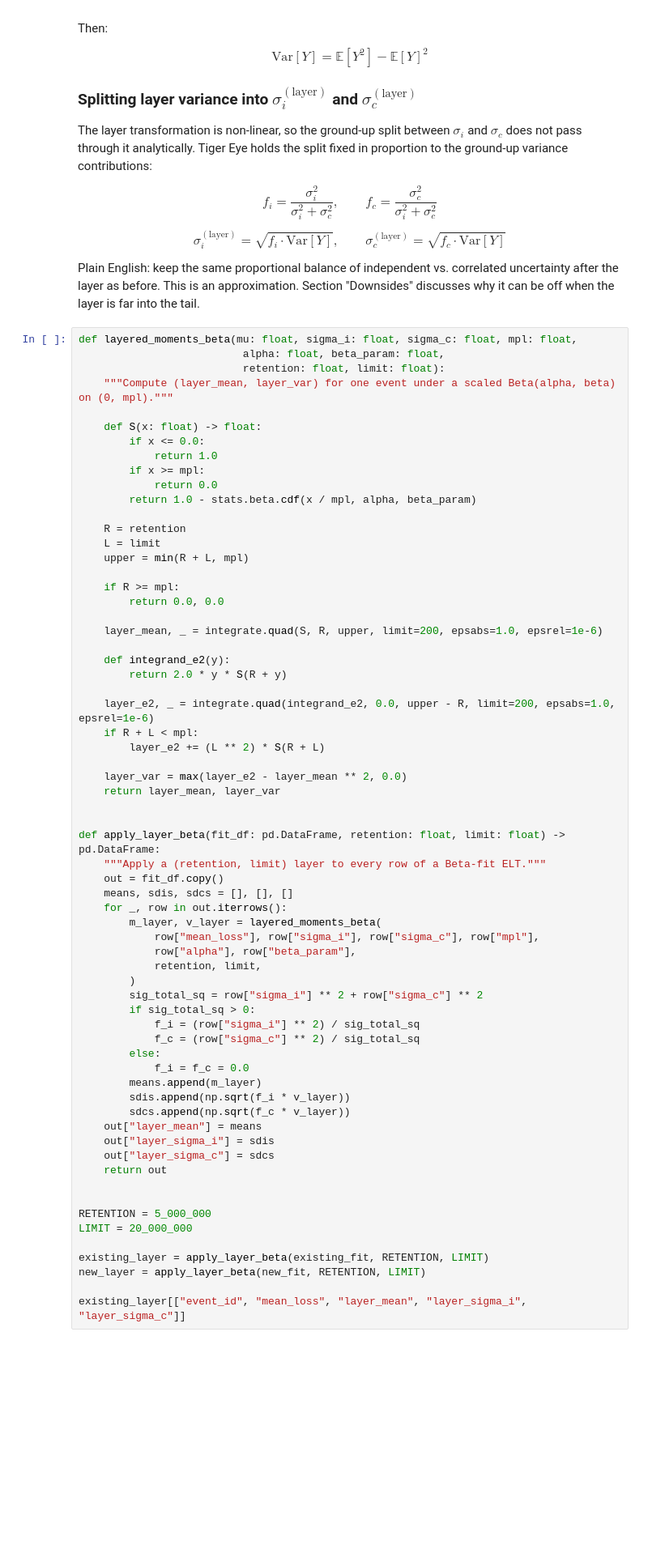
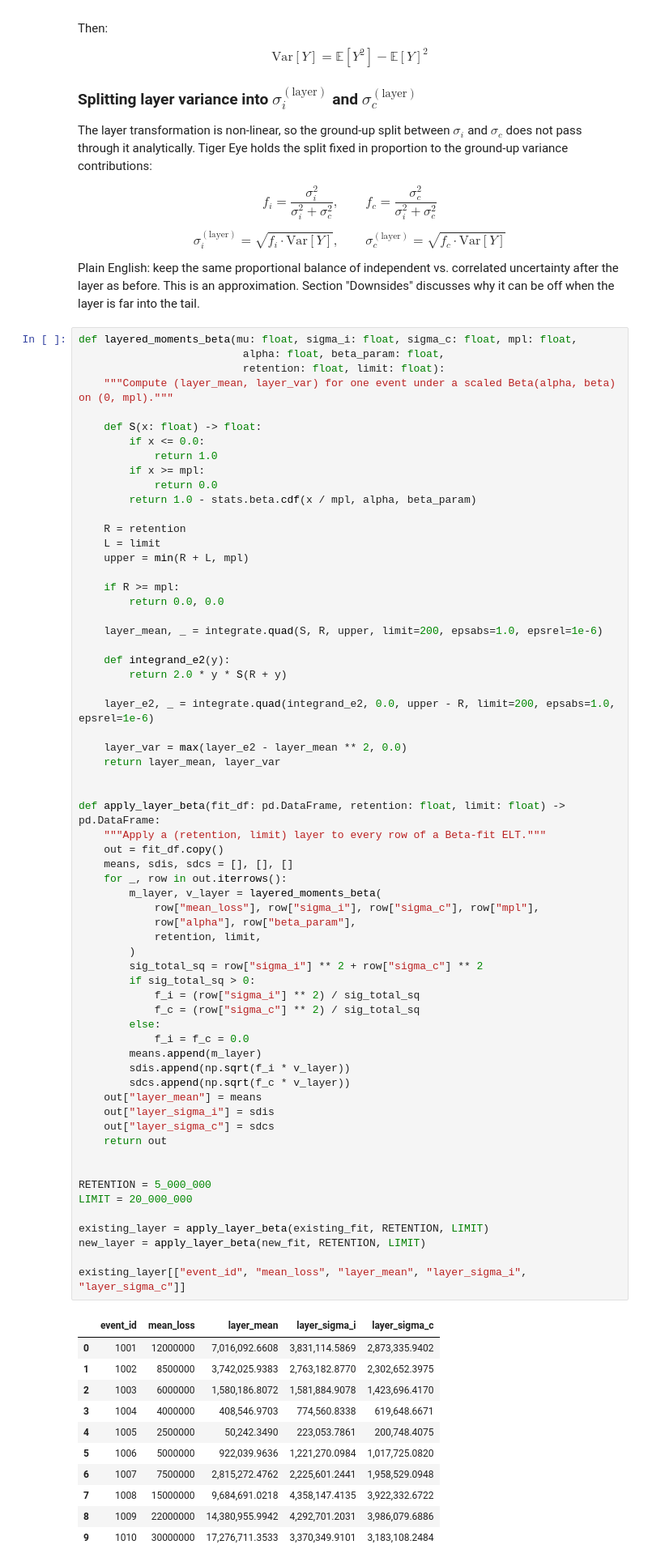
Before and after one commit to olumideodetunde/specific-insurance-implementation, a Jupyter notebook: rms_output_layer_and_portfolio_aggregation_beta.ipynb, the cells around one changed output. Shown at 81% size. Saved outputs shown, nothing was run; the diff lists cells and outputs as text; blank space fills up the shorter version.

Commit message:
emoved the extra L^2 * S(R+L) term from apply_layer_beta

```diff
--- a/rms_output_layer_and_portfolio_aggregation_beta.ipynb
+++ b/rms_output_layer_and_portfolio_aggregation_beta.ipynb
@@ -175,8 +223,6 @@ def layered_moments_beta(mu: float, sigma_i: float, sigma_c: float, mpl: float,
         return 2.0 * y * S(R + y)
 
     layer_e2, _ = integrate.quad(integrand_e2, 0.0, upper - R, limit=200, epsabs=1.0, epsrel=1e-6)
-    if R + L < mpl:
-        layer_e2 += (L ** 2) * S(R + L)
 
     layer_var = max(layer_e2 - layer_mean ** 2, 0.0)
     return layer_mean, layer_var
@@ -187,32 +233,44 @@ def apply_layer_beta(fit_df: pd.DataFrame, retention: float, limit: float) -> pd
     out = fit_df.copy()
     means, sdis, sdcs = [], [], []
     for _, row in out.iterrows():
         m_layer, v_layer = layered_moments_beta(
             row["mean_loss"], row["sigma_i"], row["sigma_c"], row["mpl"],
             row["alpha"], row["beta_param"],
             retention, limit,
         )
         sig_total_sq = row["sigma_i"] ** 2 + row["sigma_c"] ** 2
         if sig_total_sq > 0:
             f_i = (row["sigma_i"] ** 2) / sig_total_sq
             f_c = (row["sigma_c"] ** 2) / sig_total_sq
         else:
             f_i = f_c = 0.0
         means.append(m_layer)
         sdis.append(np.sqrt(f_i * v_layer))
         sdcs.append(np.sqrt(f_c * v_layer))
     out["layer_mean"] = means
     out["layer_sigma_i"] = sdis
     out["layer_sigma_c"] = sdcs
     return out
 
 
 RETENTION = 5_000_000
 LIMIT = 20_000_000
 
 existing_layer = apply_layer_beta(existing_fit, RETENTION, LIMIT)
 new_layer = apply_layer_beta(new_fit, RETENTION, LIMIT)
 
 existing_layer[["event_id", "mean_loss", "layer_mean", "layer_sigma_i", "layer_sigma_c"]]
+# %% [output]
+|  | event_id | mean_loss | layer_mean | layer_sigma_i | layer_sigma_c |
+| 0 | 1001 | 12000000 | 7,016,092.6608 | 3,831,114.5869 | 2,873,335.9402 |
+| 1 | 1002 | 8500000 | 3,742,025.9383 | 2,763,182.8770 | 2,302,652.3975 |
+| 2 | 1003 | 6000000 | 1,580,186.8072 | 1,581,884.9078 | 1,423,696.4170 |
+| 3 | 1004 | 4000000 | 408,546.9703 | 774,560.8338 | 619,648.6671 |
+| 4 | 1005 | 2500000 | 50,242.3490 | 223,053.7861 | 200,748.4075 |
+| 5 | 1006 | 5000000 | 922,039.9636 | 1,221,270.0984 | 1,017,725.0820 |
+| 6 | 1007 | 7500000 | 2,815,272.4762 | 2,225,601.2441 | 1,958,529.0948 |
+| 7 | 1008 | 15000000 | 9,684,691.0218 | 4,358,147.4135 | 3,922,332.6722 |
+| 8 | 1009 | 22000000 | 14,380,955.9942 | 4,292,701.2031 | 3,986,079.6886 |
+| 9 | 1010 | 30000000 | 17,276,711.3533 | 3,370,349.9101 | 3,183,108.2484 |
 # %%
 new_layer[["event_id", "mean_loss", "layer_mean", "layer_sigma_i", "layer_sigma_c"]]
```
Also changed, not shown: parts of 9 cells of this notebook.
